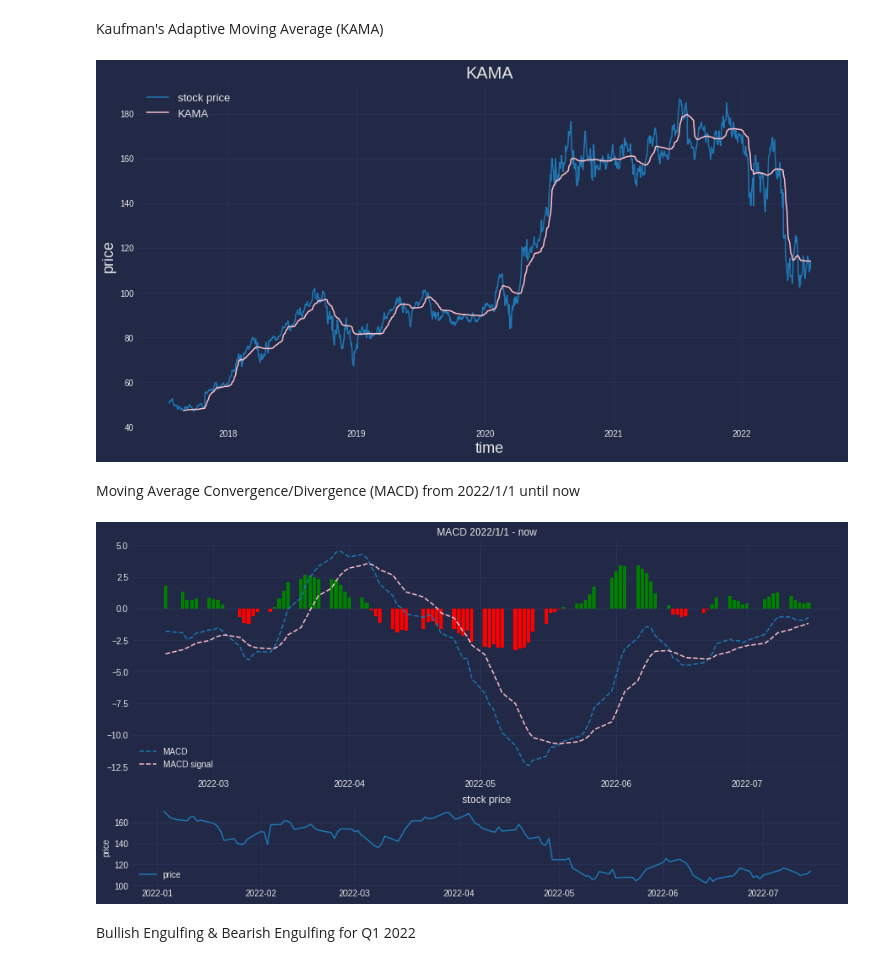
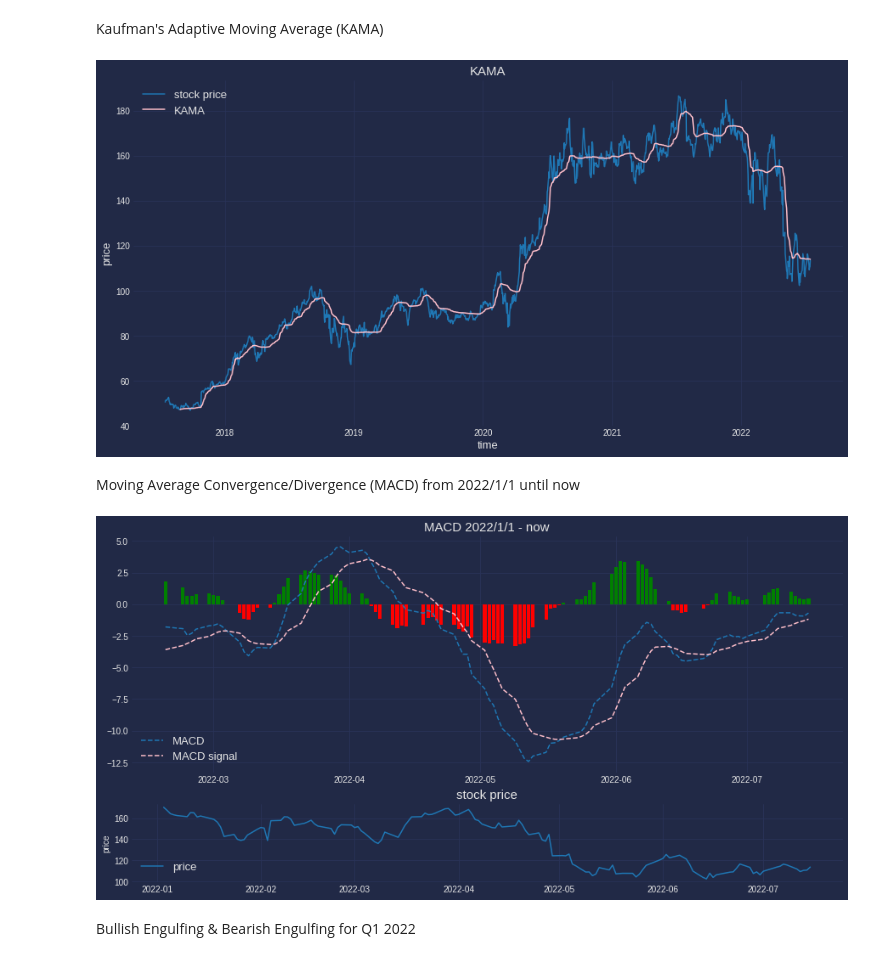
Before and after one commit to elias-valter/FAANG-technical-analysis, a Jupyter notebook: amzn.ipynb, the cells around one changed output. Drawn from its saved outputs; the diff is of its cells as text; code cells hidden in the pictures.

```diff
--- a/amzn.ipynb
+++ b/amzn.ipynb
@@ -54,42 +54,44 @@ data['KAMA'] = ta.KAMA(data['Close'])
 plt.plot(data['Close'])
 plt.plot(data['KAMA'], color="pink")
 plt.grid(color='#2A3459')
-plt.title(label="KAMA", fontsize=20)
-plt.xlabel(xlabel="time", fontsize=18)
-plt.ylabel(ylabel="price", fontsize=18)
+plt.title(label="KAMA", fontsize=15)
+plt.xlabel(xlabel="time", fontsize=13)
+plt.ylabel(ylabel="price", fontsize=13)
 plt.legend(("stock price", "KAMA"), loc="upper left", fontsize=13)
 plt.show()
 # %% [output]
-[figure, old version]
+[figure, new version]
 # %% [markdown]
 Moving Average Convergence/Divergence (MACD) from 2022/1/1 until now
 # %%
 start = dt.datetime(2022, 1, 1)
 end = dt.datetime.now()
 
 data = web.DataReader("AMZN", "yahoo", start, end)
 macd, macd_signal, macd_hist = ta.MACD(data['Close'])
 
 fig, axs = plt.subplots(2, 1, gridspec_kw={"height_ratios": [3, 1]})
 color = ["red" if cl < 0 else "green" for cl in macd_hist]
 
 
 axs[0].plot(macd, linestyle="--", label=("MACD"))
 axs[0].plot(macd_signal, "--", color="pink", label=("MACD signal"))
 axs[0].bar(macd_hist.index, macd_hist, color=color)
 axs[0].grid(color='#2A3459')
 axs[0].title.set_text("MACD 2022/1/1 - now")
-axs[0].legend(loc="lower left")
+axs[0].title.set_size(15)
+axs[0].legend(loc="lower left", fontsize=13)
 
 axs[1].plot(data['Close'], label=("price"))
 axs[1].grid(color='#2A3459')
 axs[1].title.set_text("stock price")
+axs[1].title.set_size(15)
 axs[1].set_ylabel("price")
-axs[1].legend(loc="lower left")
+axs[1].legend(loc="lower left", fontsize=13)
 
 plt.show()
 # %% [output]
-[figure, old version]
+[figure, new version]
 # %% [markdown]
 Bullish Engulfing & Bearish Engulfing for Q1 2022
 # %%
```
Also changed, not shown: parts of 4 cells of this notebook.
